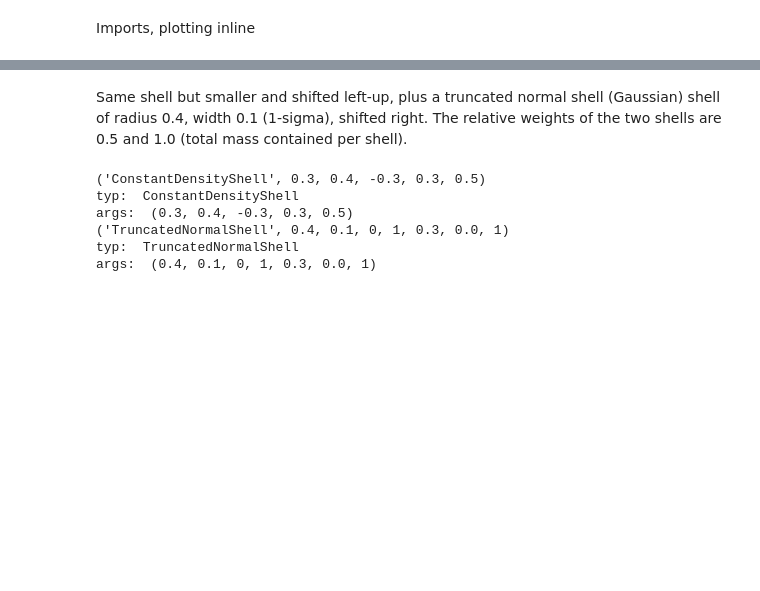
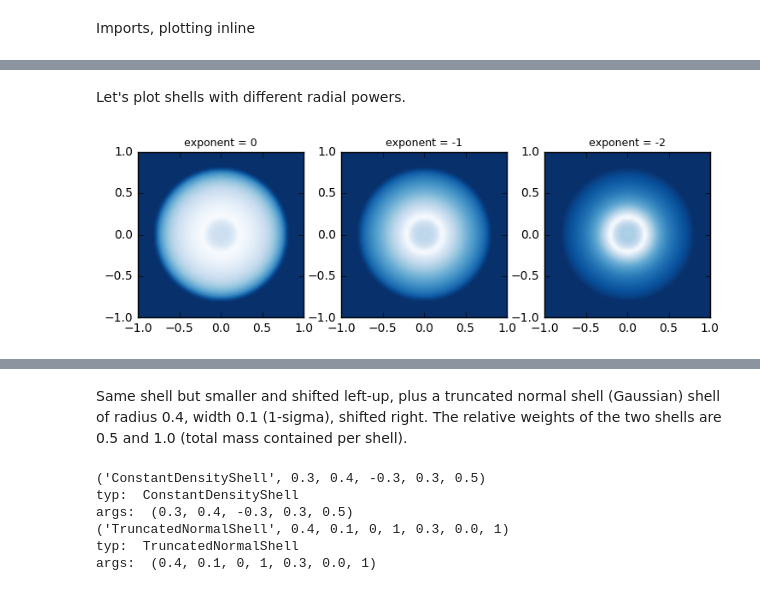
Before and after one commit to rnikutta/rhocube, a Jupyter notebook: rhocube.ipynb, the cells around one changed output, grey strips where cells are left out. Cells and saved outputs as stored; diff of their text form; code cells hidden in the pictures; blank space fills up the shorter version.

```diff
--- a/rhocube.ipynb
+++ b/rhocube.ipynb
@@ -17,0 +46,16 @@ args:  (0.5, 0.6, 0.0, 0.0, 1.0)
+# %% [markdown]
+Let's plot shells with different radial powers.
+# %%
+#fig = p.figure(figsize=(10,3))
+args = (0.2,0.8,0,0,None)
+powers = (0,-1,-2)   # the exponents in 1/r^exponent
+images, titles = [], []
+for j,pow in enumerate(powers):
+    mod = PowerLawShell(101,exponent=pow)
+    mod(*args)
+    images.append(mod.image)
+    titles.append("exponent = %d" % pow)
+
+myplot(images,titles)
+# %% [output]
+[figure, added]
```
Also changed, not shown: parts of 19 cells of this notebook.
